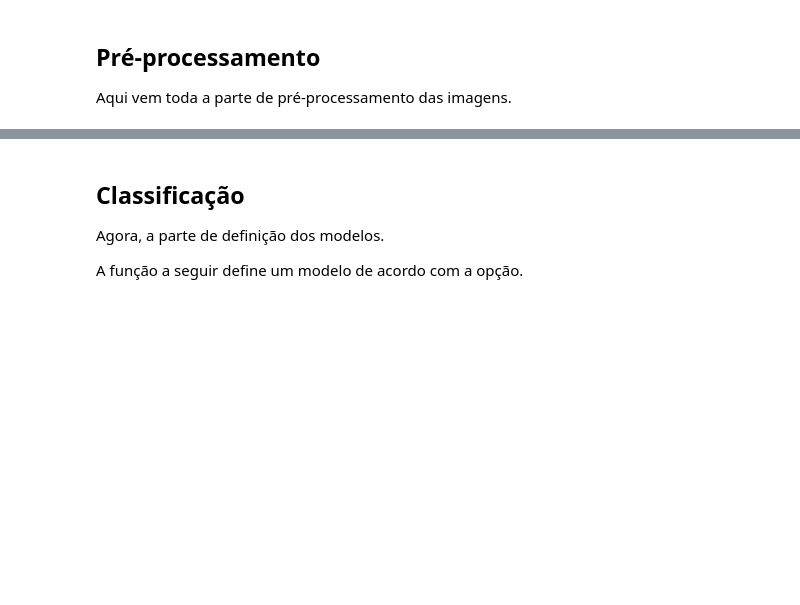
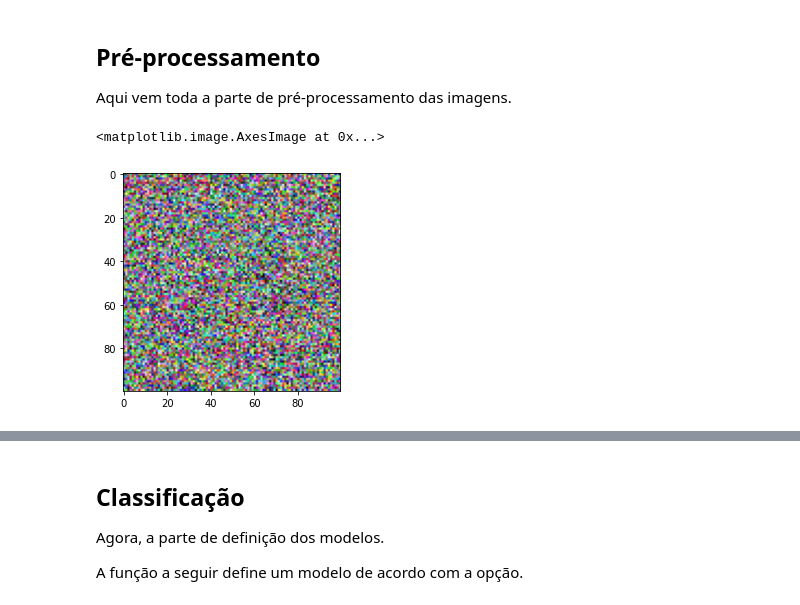
Before and after one commit to evaristocosta/beesVSwasps, a Jupyter notebook: Bees VS Wasps.ipynb, the cells around one changed output, grey strips where cells are left out. Drawn from its saved outputs; the diff is of its cells as text; code cells hidden in the pictures; blank space fills up the shorter version.

```diff
--- a/Bees VS Wasps.ipynb
+++ b/Bees VS Wasps.ipynb
@@ -26,3 +26,27 @@ import matplotlib.pyplot as plt
 ## Pré-processamento
 
 Aqui vem toda a parte de pré-processamento das imagens.
+# %%
+# Used to change filepaths
+from pathlib import Path
+
+# We set up matplotlib, pandas, and the display function
+%matplotlib inline
+import matplotlib.pyplot as plt
+from IPython.display import display
+import pandas as pd
+
+# import numpy to use in this cell
+import numpy as np
+
+# import Image from PIL so we can use it later
+from PIL import Image
+
+# generate test_data
+test_data=np.random.beta(1,1,size=(100,100,3))
+
+# display the test_data
+plt.imshow(test_data)
+# %% [output]
+<matplotlib.image.AxesImage at 0x...>
+[figure, added]
```
Also changed, not shown: parts of 4 cells of this notebook, 2 other files.
